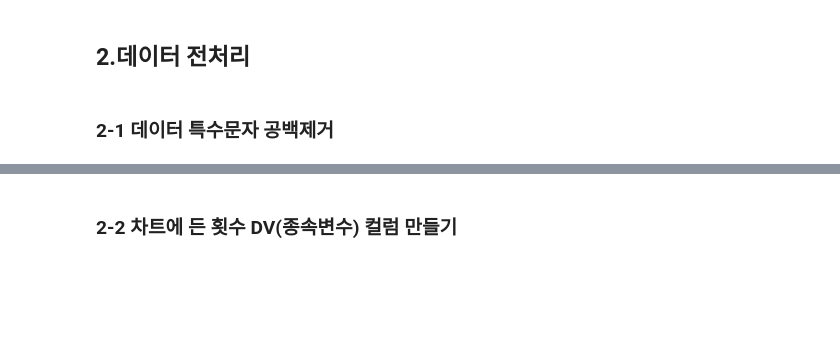
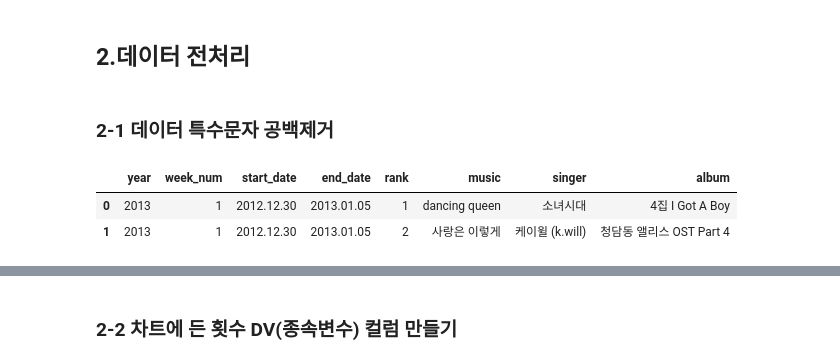
Before and after one commit to kwonwoobin/Dacon-ShinhanAI, a Jupyter notebook: code/submission_music.ipynb, the cells around one changed output, grey strips where cells are left out. Drawn from its saved outputs; the diff is of its cells as text; code cells hidden in the pictures; blank space fills up the shorter version.

```diff
--- a/code/submission_music.ipynb
+++ b/code/submission_music.ipynb
@@ -266,3 +266,9 @@ gaon_df = pd.read_csv('../data/gaon_final_data.csv', index_col=0)
 melon_df = pd.read_csv('../data/melon_final_data.csv', index_col=0)
 # %% [markdown]
 ### 2-1 데이터 특수문자 공백제거
+# %%
+gaon_df.head(2)
+# %% [output]
+|  | year | week_num | start_date | end_date | rank | music | singer | album |
+| 0 | 2013 | 1 | 2012.12.30 | 2013.01.05 | 1 | dancing queen | 소녀시대 | 4집 I Got A Boy |
+| 1 | 2013 | 1 | 2012.12.30 | 2013.01.05 | 2 | 사랑은 이렇게 | 케이윌 (k.will) | 청담동 앨리스 OST Part 4 |
```
Also changed, not shown: parts of 3 cells of this notebook.
